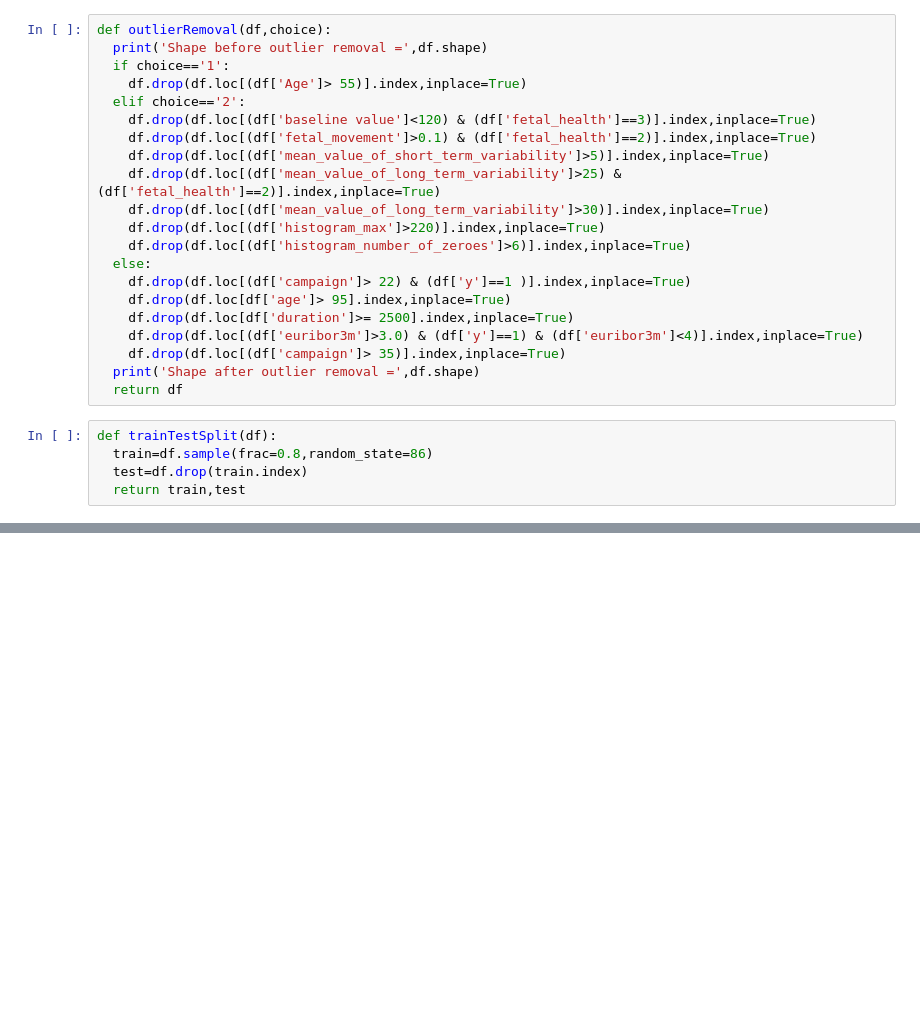
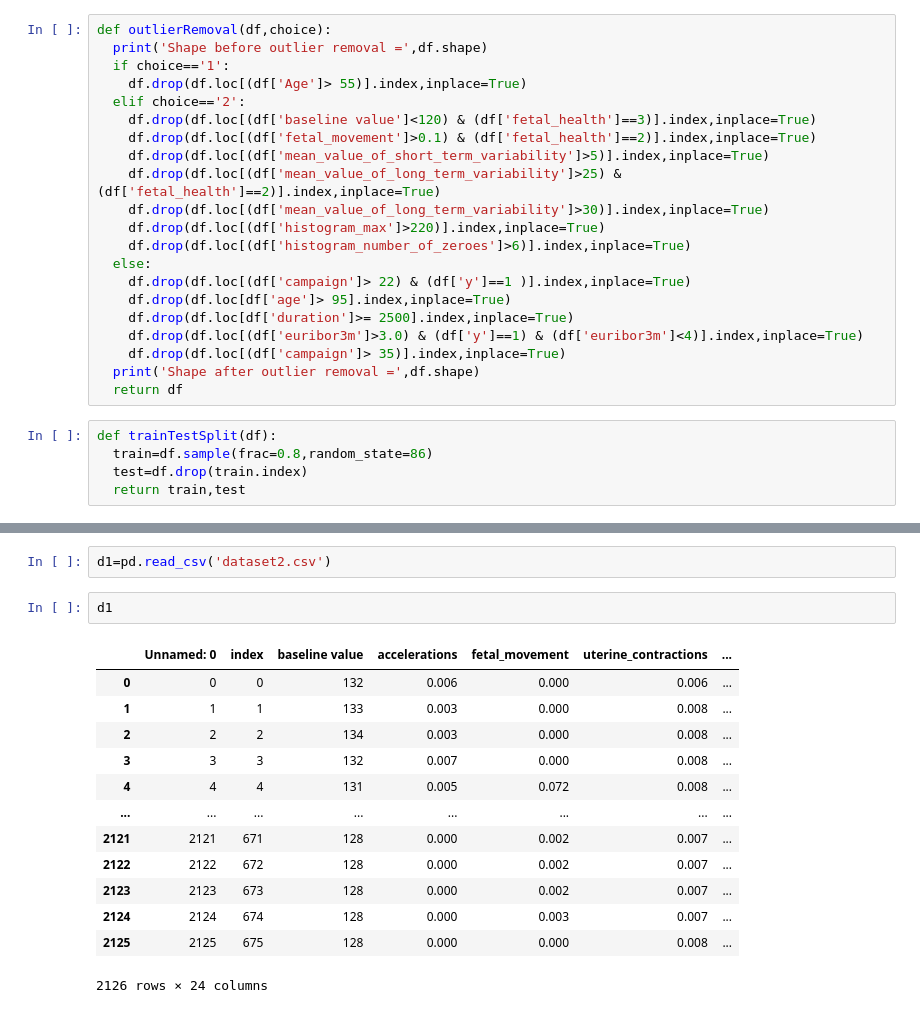
Before and after one commit to PritishWadhwa/DMG-Assignments, a Jupyter notebook: Assignment1/DMGA1.ipynb, the cells around one changed output, grey strips where cells are left out. Saved outputs shown, nothing was run; the diff lists cells and outputs as text; blank space fills up the shorter version.

```diff
--- a/Assignment1/DMGA1.ipynb
+++ b/Assignment1/DMGA1.ipynb
@@ -83,0 +131,18 @@ Shape after outlier removal = (41150, 21)
+# %%
+d1=pd.read_csv('dataset2.csv')
+# %%
+d1
+# %% [output]
+|  | Unnamed: 0 | index | baseline value | accelerations | fetal_movement | uterine_contractions | ... |
+| 0 | 0 | 0 | 132 | 0.006 | 0.000 | 0.006 | ... |
+| 1 | 1 | 1 | 133 | 0.003 | 0.000 | 0.008 | ... |
+| 2 | 2 | 2 | 134 | 0.003 | 0.000 | 0.008 | ... |
+| 3 | 3 | 3 | 132 | 0.007 | 0.000 | 0.008 | ... |
+| 4 | 4 | 4 | 131 | 0.005 | 0.072 | 0.008 | ... |
+| ... | ... | ... | ... | ... | ... | ... | ... |
+| 2121 | 2121 | 671 | 128 | 0.000 | 0.002 | 0.007 | ... |
+| 2122 | 2122 | 672 | 128 | 0.000 | 0.002 | 0.007 | ... |
+| 2123 | 2123 | 673 | 128 | 0.000 | 0.002 | 0.007 | ... |
+| 2124 | 2124 | 674 | 128 | 0.000 | 0.003 | 0.007 | ... |
+| 2125 | 2125 | 675 | 128 | 0.000 | 0.000 | 0.008 | ... |
+2126 rows × 24 columns
```
Also changed, not shown: parts of 14 cells of this notebook, 1 other file.
